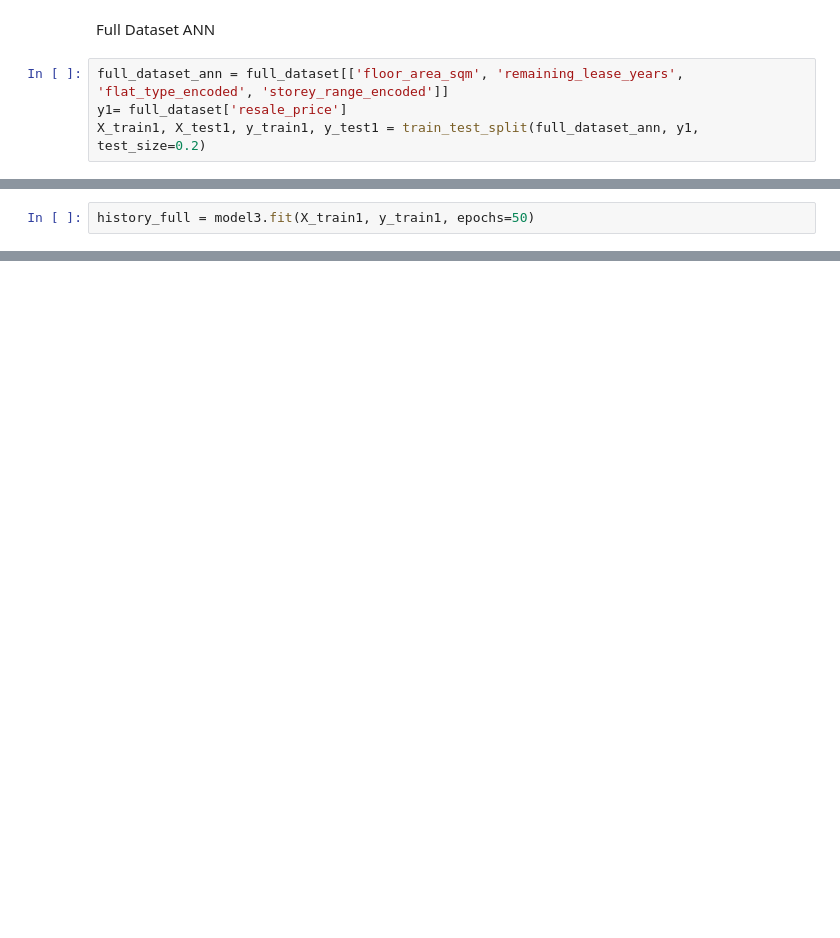
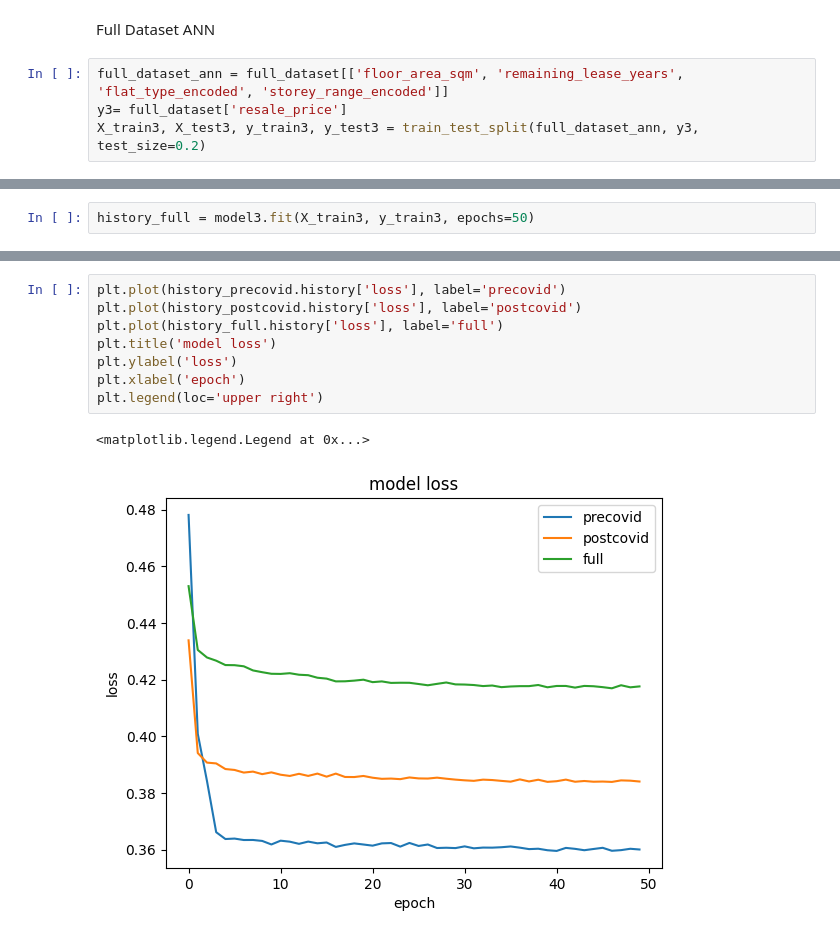
Before and after one commit to raphaelgohwx/datamining, a Jupyter notebook: ANN.ipynb, the cells around one changed output, grey strips where cells are left out. Saved outputs shown, nothing was run; the diff lists cells and outputs as text; blank space fills up the shorter version.

```diff
--- a/ANN.ipynb
+++ b/ANN.ipynb
@@ -539,8 +544,8 @@ test_mse, test_mae = model.evaluate(X_test2, y_test2)
 Full Dataset ANN
 # %%
 full_dataset_ann = full_dataset[['floor_area_sqm', 'remaining_lease_years', 'flat_type_encoded', 'storey_range_encoded']]
-y1= full_dataset['resale_price']
-X_train1, X_test1, y_train1, y_test1 = train_test_split(full_dataset_ann, y1, test_size=0.2)
+y3= full_dataset['resale_price']
+X_train3, X_test3, y_train3, y_test3 = train_test_split(full_dataset_ann, y3, test_size=0.2)
 # %%
 model3 = tf.keras.Sequential()
 model3.add(layers.Dense(4, input_shape=(4,)))
@@ -568,6 +573,6 @@ Trainable params: 65 (260.00 Byte)
 Non-trainable params: 0 (0.00 Byte)
 _________________________________________________________________
 # %%
-history_full = model3.fit(X_train1, y_train1, epochs=50)
+history_full = model3.fit(X_train3, y_train3, epochs=50)
 # %% [output]
 Epoch 1/50
@@ -603,0 +609,11 @@ plt.legend(loc='upper right')
+# %%
+plt.plot(history_precovid.history['loss'], label='precovid')
+plt.plot(history_postcovid.history['loss'], label='postcovid')
+plt.plot(history_full.history['loss'], label='full')
+plt.title('model loss')
+plt.ylabel('loss')
+plt.xlabel('epoch')
+plt.legend(loc='upper right')
+# %% [output]
+<matplotlib.legend.Legend at 0x...>
+[figure, added]
```
Also changed, not shown: parts of 22 cells of this notebook.
